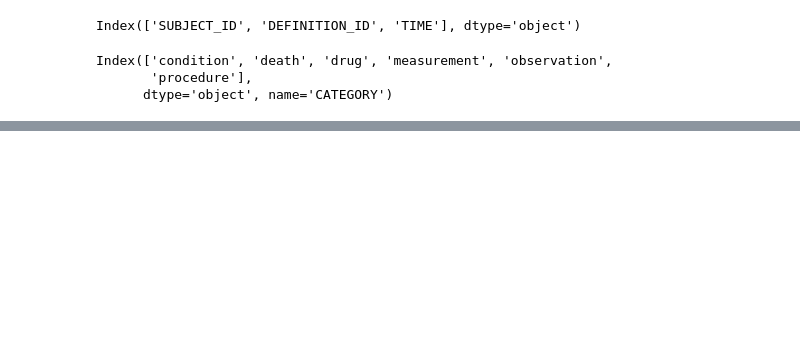
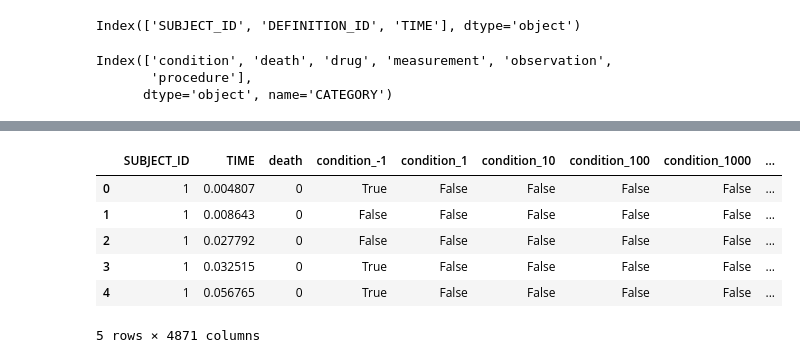
Before and after one commit to OJPOJ/ItDS-project, a Jupyter notebook: data_preprocessing_Jan.ipynb, the cells around one changed output, grey strips where cells are left out. Cells and saved outputs as stored; diff of their text form; code cells hidden in the pictures; blank space fills up the shorter version.

```diff
--- a/data_preprocessing_Jan.ipynb
+++ b/data_preprocessing_Jan.ipynb
@@ -60,0 +61,13 @@ Index(['SUBJECT_ID', 'TIME', 'condition', 'death', 'drug', 'measurement',
+# %%
+#dummies for categorical analysis
+
+df = pd.get_dummies(df,columns=['condition','drug','measurement','observation','procedure'])
+df.head()
+# %% [output]
+|  | SUBJECT_ID | TIME | death | condition_-1 | condition_1 | condition_10 | condition_100 | condition_1000 | ... |
+| 0 | 1 | 0.004807 | 0 | True | False | False | False | False | ... |
+| 1 | 1 | 0.008643 | 0 | False | False | False | False | False | ... |
+| 2 | 1 | 0.027792 | 0 | False | False | False | False | False | ... |
+| 3 | 1 | 0.032515 | 0 | True | False | False | False | False | ... |
+| 4 | 1 | 0.056765 | 0 | True | False | False | False | False | ... |
+5 rows × 4871 columns
```
Also changed, not shown: parts of 10 cells of this notebook.
